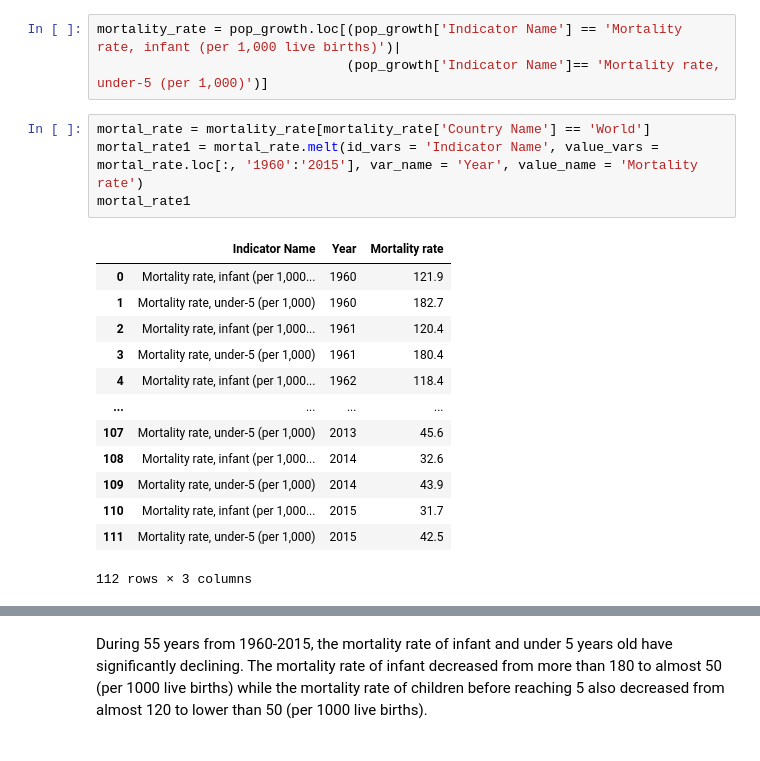
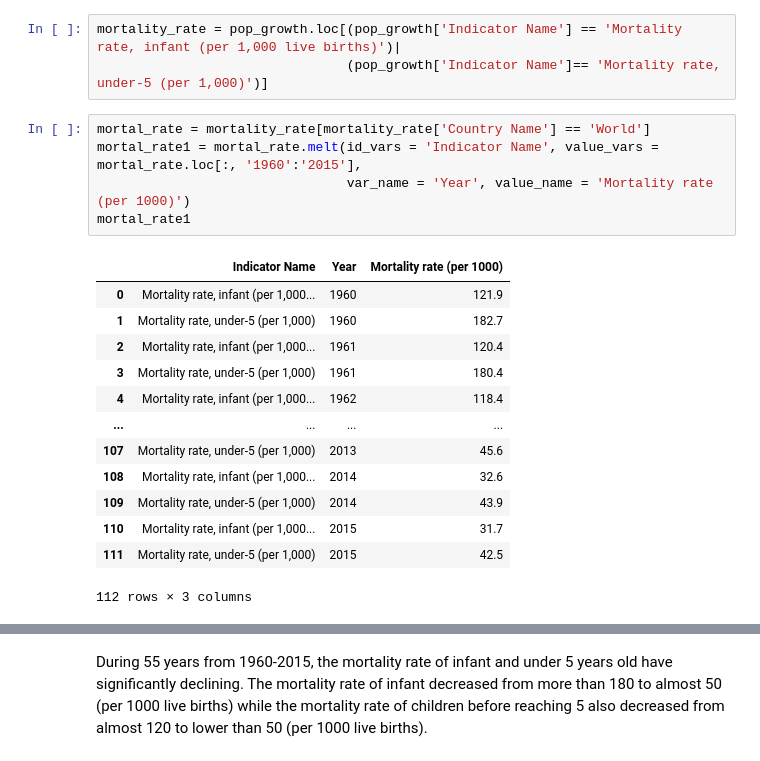
Before and after one commit to joycenhunguyen/Data_analysis_team-4, a Jupyter notebook: DataAnalysis4.ipynb, the cells around one changed output, grey strips where cells are left out. Cells and saved outputs as stored; diff of their text form.

```diff
--- a/DataAnalysis4.ipynb
+++ b/DataAnalysis4.ipynb
@@ -433,10 +470,11 @@ mortality_rate = pop_growth.loc[(pop_growth['Indicator Name'] == 'Mortality rate
                                 (pop_growth['Indicator Name']== 'Mortality rate, under-5 (per 1,000)')]
 # %%
 mortal_rate = mortality_rate[mortality_rate['Country Name'] == 'World']
-mortal_rate1 = mortal_rate.melt(id_vars = 'Indicator Name', value_vars = mortal_rate.loc[:, '1960':'2015'], var_name = 'Year', value_name = 'Mortality rate')
+mortal_rate1 = mortal_rate.melt(id_vars = 'Indicator Name', value_vars = mortal_rate.loc[:, '1960':'2015'],
+                                var_name = 'Year', value_name = 'Mortality rate (per 1000)')
 mortal_rate1
 # %% [output]
-|  | Indicator Name | Year | Mortality rate |
+|  | Indicator Name | Year | Mortality rate (per 1000) |
 | 0 | Mortality rate, infant (per 1,000... | 1960 | 121.9 |
 | 1 | Mortality rate, under-5 (per 1,000) | 1960 | 182.7 |
 | 2 | Mortality rate, infant (per 1,000... | 1961 | 120.4 |
```
Also changed, not shown: parts of 13 cells of this notebook.
